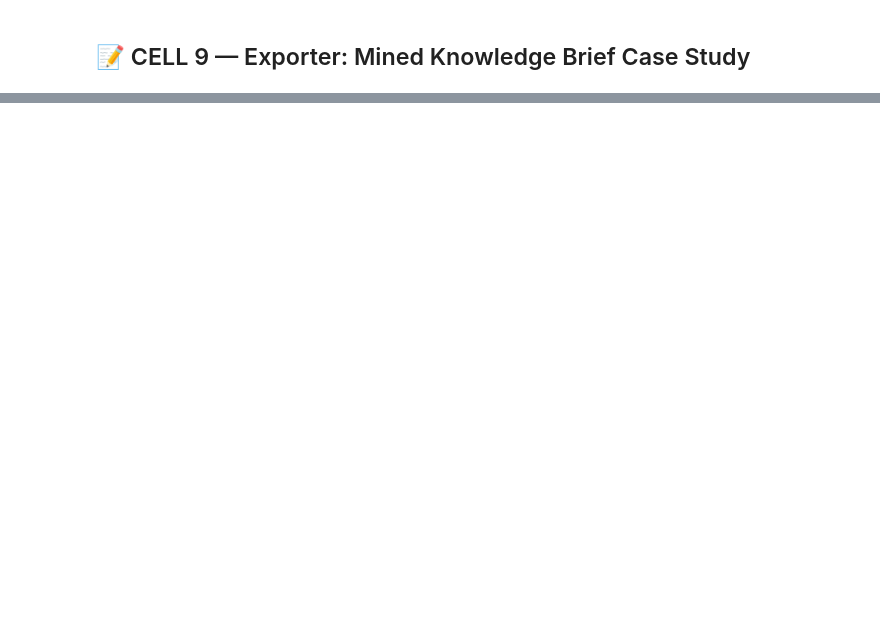
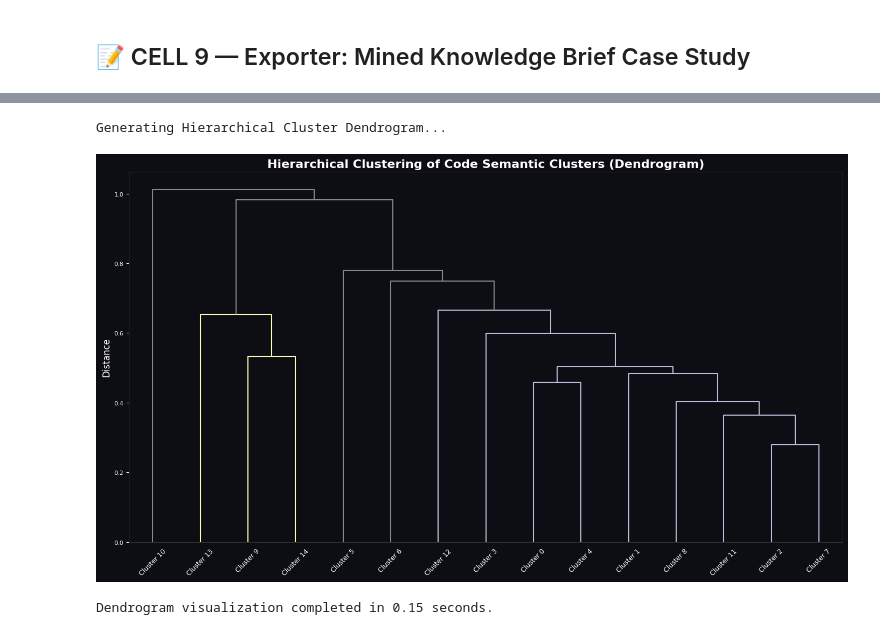
Before and after one commit to adamscarmccoy-boop/ADAMSCARMCCOY-CASE_STUDIES, a Jupyter notebook: code_mining_pipeline.ipynb, the cells around one changed output, grey strips where cells are left out. Saved outputs shown, nothing was run; the diff lists cells and outputs as text; code cells hidden in the pictures; blank space fills up the shorter version.

```diff
--- a/code_mining_pipeline.ipynb
+++ b/code_mining_pipeline.ipynb
@@ -331,0 +1407,39 @@ Exporter finished in 0.0210 seconds.
+# %%
+print("Generating Hierarchical Cluster Dendrogram...")
+t_start = time.perf_counter()
+
+if 'cluster' not in df_blocks.columns or auto_k < 2:
+    print("Clustering data not available or fewer than 2 clusters. Skipping Dendrogram.")
+else:
+    # Ensure kmeans_model is available from CELL 16
+    if 'kmeans_model' not in locals():
+        print("KMeans model not found. Please run CELL 16 first.")
+    else:
+        cluster_centers = kmeans_model.cluster_centers_
+
+        # Calculate the linkage matrix
+        # Use 'euclidean' distance and 'ward' method for hierarchical clustering
+        Z = linkage(pdist(cluster_centers, 'euclidean'), method='ward')
+
+        fig, ax = plt.subplots(1, 1, figsize=(14, 8))
+        ax.set_facecolor('#0d0d14')
+
+        dendrogram(Z, ax=ax, labels=[f'Cluster {i}' for i in range(auto_k)],
+                   leaf_font_size=9, color_threshold=0.7 * max(Z[:, 2]),
+                   above_threshold_color='#888', orientation='top')
+
+        ax.set_title('Hierarchical Clustering of Code Semantic Clusters (Dendrogram)', color='white', fontsize=16, fontweight='bold')
+        ax.set_ylabel('Distance', color='white', fontsize=12)
+        ax.tick_params(colors='white')
+        for s in ax.spines.values(): s.set_color('#333')
+        ax.tick_params(axis='x', rotation=45)
+
+        plt.tight_layout()
+        plt.show()
+
+t_end = time.perf_counter()
+print(f"Dendrogram visualization completed in {t_end - t_start:.2f} seconds.")
+# %% [output]
+Generating Hierarchical Cluster Dendrogram...
+[figure, added]
+Dendrogram visualization completed in 0.15 seconds.
```
Also changed, not shown: parts of 35 cells of this notebook, 56 other files.
